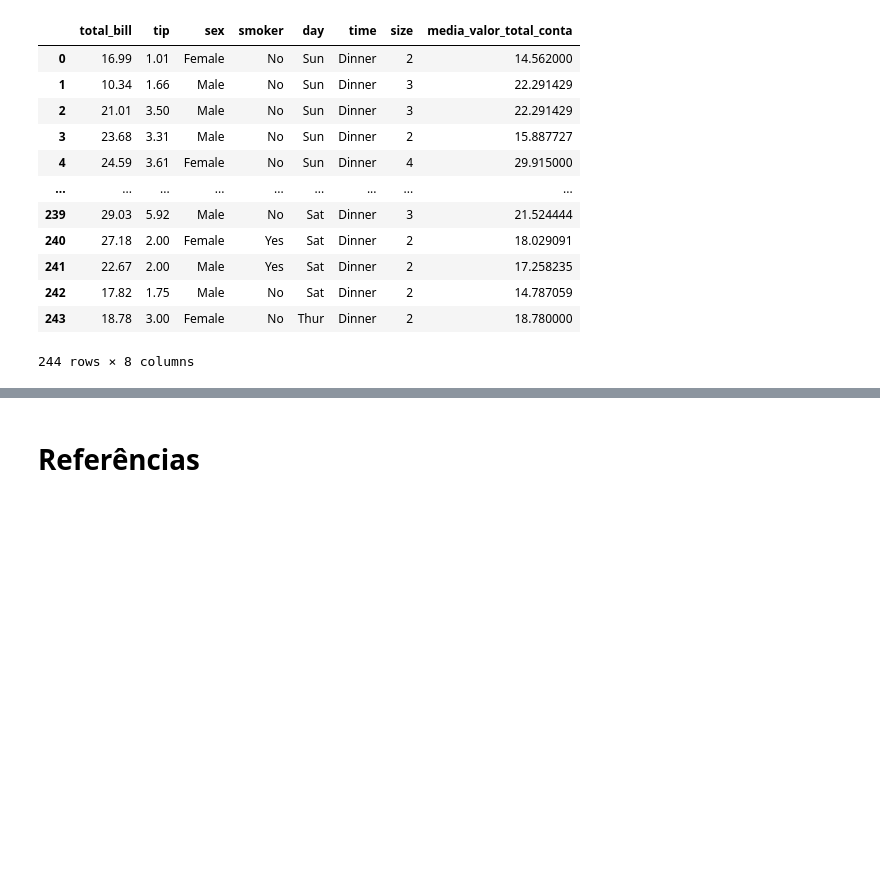
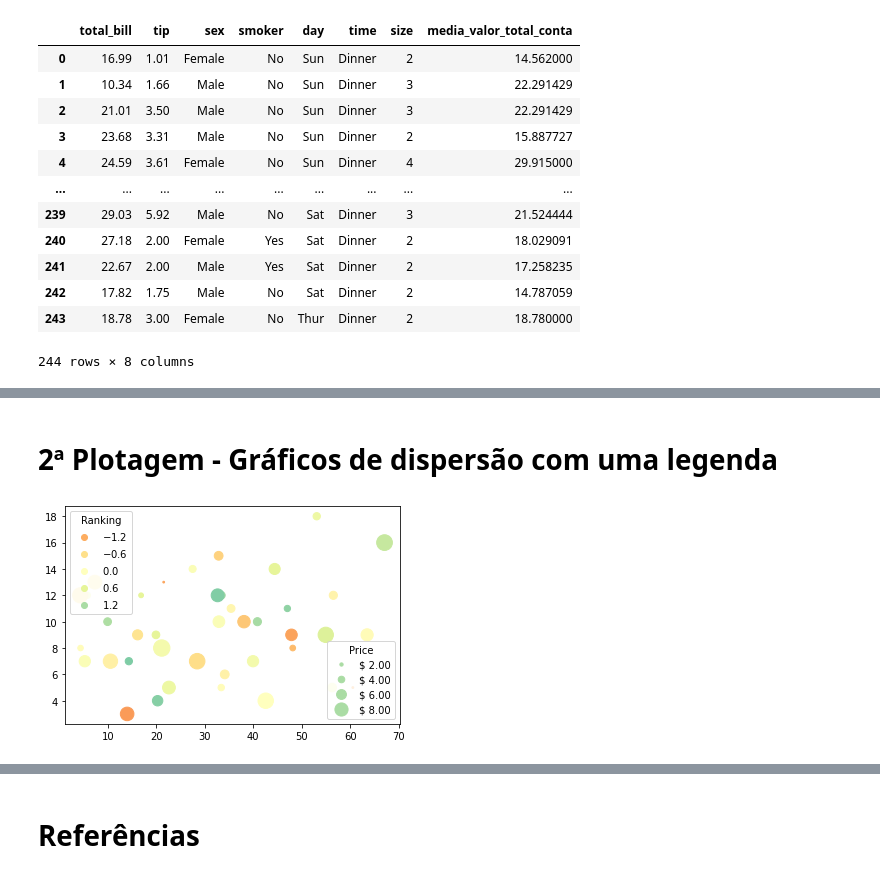
Before and after one commit to softwaressantosss/Data-Summit, a Jupyter notebook: Exercicio_SQL.ipynb, the cells around one changed output, grey strips where cells are left out. Saved outputs shown, nothing was run; the diff lists cells and outputs as text; code cells hidden in the pictures; blank space fills up the shorter version.

```diff
--- a/Exercicio_SQL.ipynb
+++ b/Exercicio_SQL.ipynb
@@ -372,0 +258,27 @@ sqldf(query17)
+# %% [markdown]
+# 2ª Plotagem - Gráficos de dispersão com uma legenda
+# %%
+volume = np.random.rayleigh(27, size=40)
+amount = np.random.poisson(10, size=40)
+ranking = np.random.normal(size=40)
+price = np.random.uniform(1, 10, size=40)
+
+fig, ax = plt.subplots()
+
+# Porque o preço é muito pequeno ao ser fornecido como tamanho para ``s``, normalizado para alguns tamanhos de pontos úteis, s=0.3*(price*3)**2
+scatter = ax.scatter(volume, amount, c=ranking, s=0.3*(price*3)**2,
+                     vmin=-3, vmax=3, cmap="Spectral")
+
+# Produz uma legenda para o ranking (cores). Embora existam 40 diferentes rankings, queremos mostrar apenas 5 deles na legenda.
+legend1 = ax.legend(*scatter.legend_elements(num=5),
+                    loc="upper left", title="Ranking")
+ax.add_artist(legend1)
+
+kw = dict(prop="sizes", num=5, color=scatter.cmap(0.7), fmt="$ {x:.2f}",
+          func=lambda s: np.sqrt(s/.3)/3)
+legend2 = ax.legend(*scatter.legend_elements(**kw),
+                    loc="lower right", title="Price")
+
+plt.show()
+# %% [output]
+[figure, added]
```
Also changed, not shown: parts of 33 cells of this notebook.
